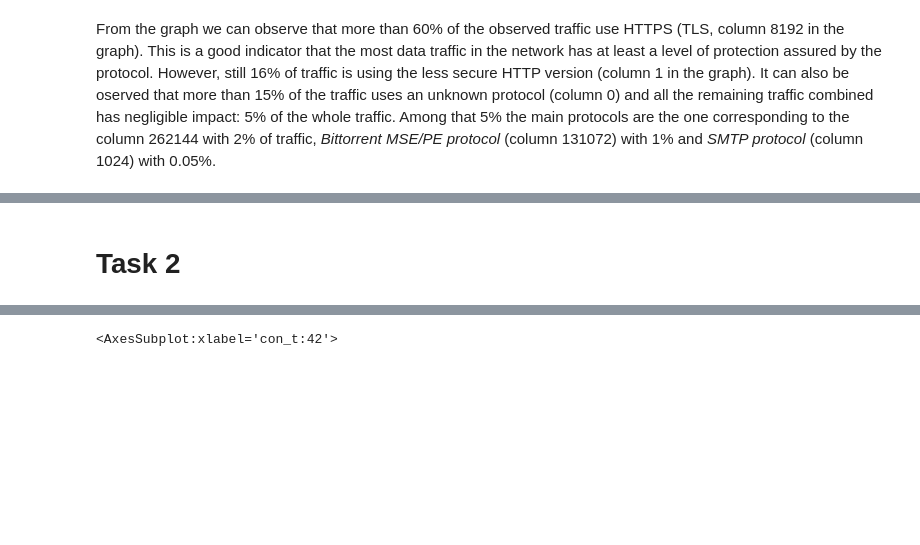
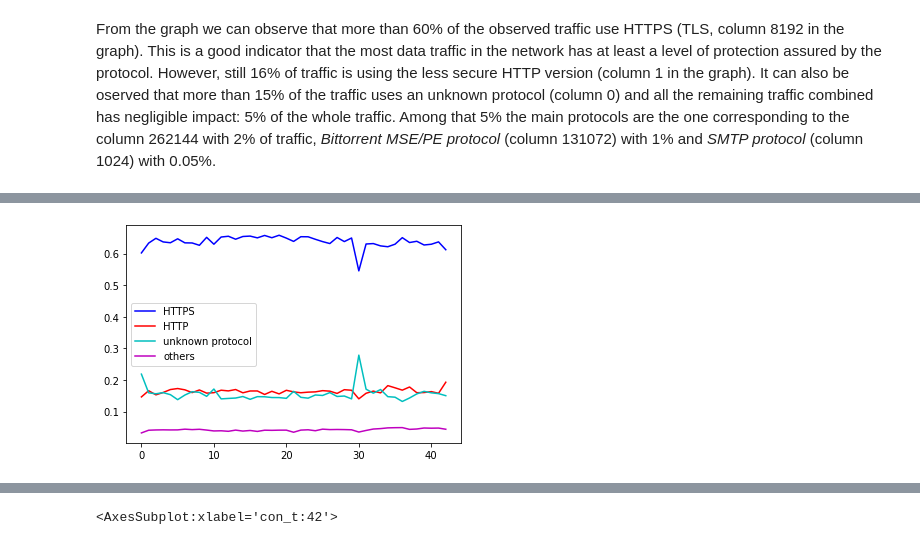
Before and after one commit to AlessioFerra/NML_Group4, a Jupyter notebook: Lab04.ipynb, the cells around one changed output, grey strips where cells are left out. Cells and saved outputs as stored; diff of their text form; code cells hidden in the pictures; blank space fills up the shorter version.

```diff
--- a/Lab04.ipynb
+++ b/Lab04.ipynb
@@ -247,15 +244,24 @@ Comment on the plot. Are there more HTTP or HTTPS flows? Are they stable in time
 # %%
-# occhio a unnare questa che ci mette 50 anni, il prof dice che è ok
+# Count the fraction of protocols flows for each group
+
+# Read file CSV
 df_iter = pd.read_csv('log_tcp_complete.xz', sep=" ", iterator=True, chunksize=100000)
 
 rates_HTTP = []
 rates_HTTPS = []
+rates_unknown = []
+rates_other = []
 for chunk in df_iter:
     rates_HTTP.append(chunk[(chunk['con_t:42'] == 1)].shape[0]/chunk.shape[0])
     rates_HTTPS.append(chunk[(chunk['con_t:42'] == 8192)].shape[0]/chunk.shape[0])
+    rates_unknown.append(chunk[(chunk['con_t:42'] == 0)].shape[0]/chunk.shape[0])
+    rates_other.append(chunk[(chunk['con_t:42'] != 8192) & (chunk['con_t:42'] != 1) & (chunk['con_t:42'] != 0)].shape[0]/chunk.shape[0])
 
-plt.plot(rates_HTTP)
-plt.plot(rates_HTTPS)
+plt.plot(rates_HTTPS, 'b', label='HTTPS')
+plt.plot(rates_HTTP, 'r', label='HTTP')
+plt.plot(rates_unknown, 'c', label='unknown protocol')
+plt.plot(rates_other, 'm', label='others')
+plt.legend()
 plt.show()
+# %% [output]
+[figure, added]
-# %% [markdown]
-# Task 2
```
Also changed, not shown: parts of 4 cells of this notebook.
